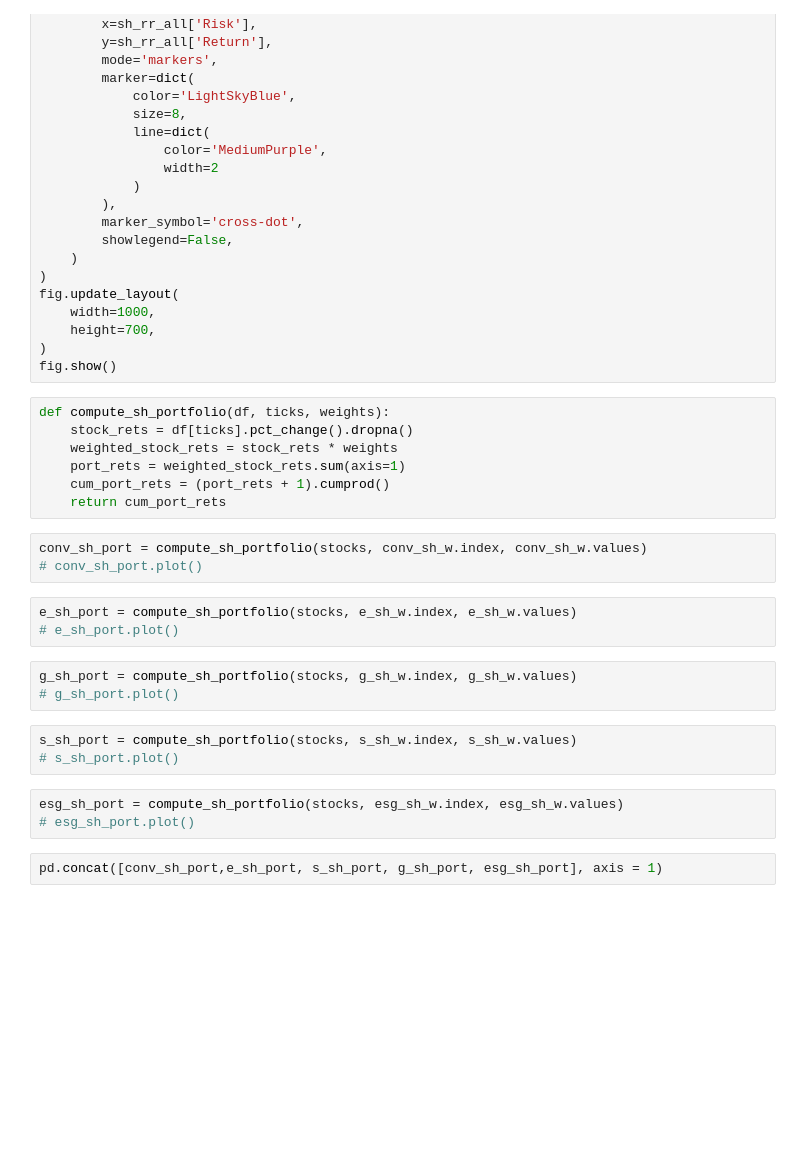
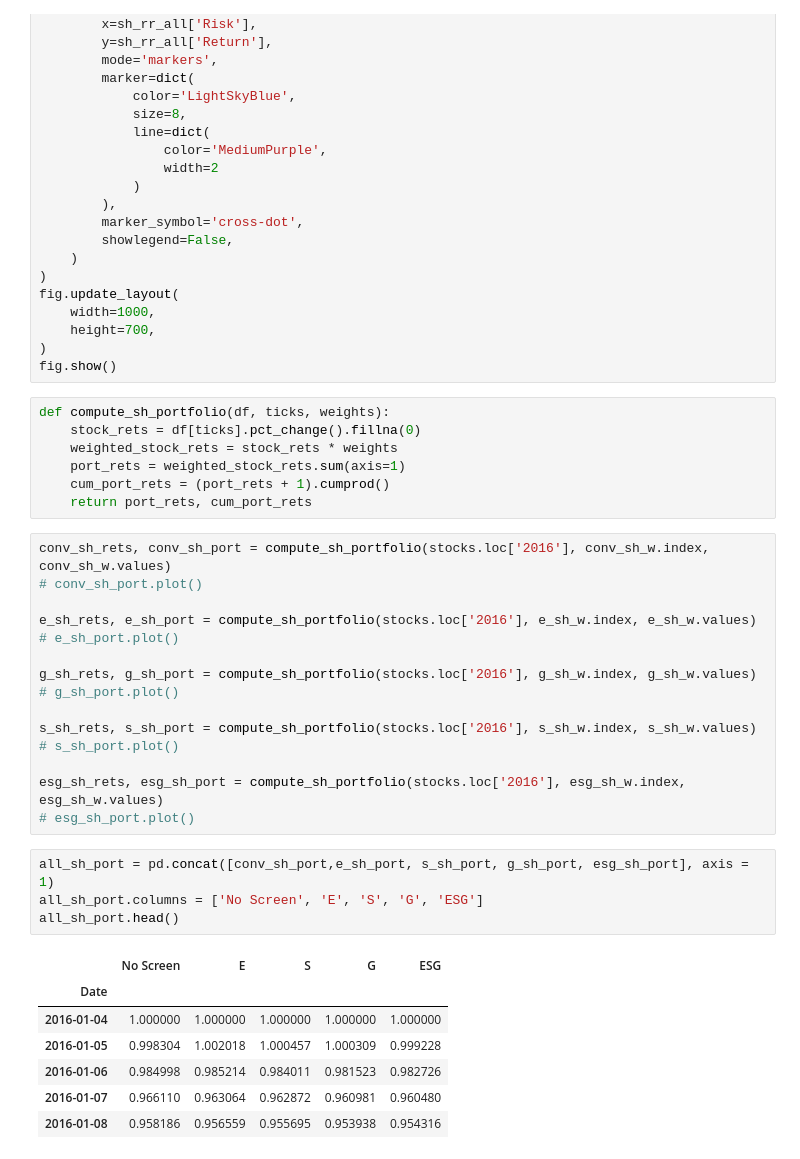
Before and after one commit to pkatsiotis/ESG-Investing-I, a Jupyter notebook: code.ipynb, the cells around one changed output. Saved outputs shown, nothing was run; the diff lists cells and outputs as text; blank space fills up the shorter version.

```diff
--- a/code.ipynb
+++ b/code.ipynb
@@ -285,25 +263,35 @@ fig.update_layout(
 fig.show()
 # %%
 def compute_sh_portfolio(df, ticks, weights):
-    stock_rets = df[ticks].pct_change().dropna()
+    stock_rets = df[ticks].pct_change().fillna(0)
     weighted_stock_rets = stock_rets * weights
     port_rets = weighted_stock_rets.sum(axis=1)
     cum_port_rets = (port_rets + 1).cumprod()
-    return cum_port_rets
+    return port_rets, cum_port_rets
-# %%
-conv_sh_port = compute_sh_portfolio(stocks, conv_sh_w.index, conv_sh_w.values)
-# conv_sh_port.plot()
-# %%
-e_sh_port = compute_sh_portfolio(stocks, e_sh_w.index, e_sh_w.values)
-# e_sh_port.plot()
-# %%
-g_sh_port = compute_sh_portfolio(stocks, g_sh_w.index, g_sh_w.values)
-# g_sh_port.plot()
-# %%
-s_sh_port = compute_sh_portfolio(stocks, s_sh_w.index, s_sh_w.values)
-# s_sh_port.plot()
-# %%
-esg_sh_port = compute_sh_portfolio(stocks, esg_sh_w.index, esg_sh_w.values)
-# esg_sh_port.plot()
+# %%
+conv_sh_rets, conv_sh_port = compute_sh_portfolio(stocks.loc['2016'], conv_sh_w.index, conv_sh_w.values)
+# conv_sh_port.plot()
+
+e_sh_rets, e_sh_port = compute_sh_portfolio(stocks.loc['2016'], e_sh_w.index, e_sh_w.values)
+# e_sh_port.plot()
+
+g_sh_rets, g_sh_port = compute_sh_portfolio(stocks.loc['2016'], g_sh_w.index, g_sh_w.values)
+# g_sh_port.plot()
+
+s_sh_rets, s_sh_port = compute_sh_portfolio(stocks.loc['2016'], s_sh_w.index, s_sh_w.values)
+# s_sh_port.plot()
+
+esg_sh_rets, esg_sh_port = compute_sh_portfolio(stocks.loc['2016'], esg_sh_w.index, esg_sh_w.values)
+# esg_sh_port.plot()
 # %%
-pd.concat([conv_sh_port,e_sh_port, s_sh_port, g_sh_port, esg_sh_port], axis = 1)
+all_sh_port = pd.concat([conv_sh_port,e_sh_port, s_sh_port, g_sh_port, esg_sh_port], axis = 1)
+all_sh_port.columns = ['No Screen', 'E', 'S', 'G', 'ESG']
+all_sh_port.head()
+# %% [output]
+|  | No Screen | E | S | G | ESG |
+| Date |  |  |  |  |  |
+| 2016-01-04 | 1.000000 | 1.000000 | 1.000000 | 1.000000 | 1.000000 |
+| 2016-01-05 | 0.998304 | 1.002018 | 1.000457 | 1.000309 | 0.999228 |
+| 2016-01-06 | 0.984998 | 0.985214 | 0.984011 | 0.981523 | 0.982726 |
+| 2016-01-07 | 0.966110 | 0.963064 | 0.962872 | 0.960981 | 0.960480 |
+| 2016-01-08 | 0.958186 | 0.956559 | 0.955695 | 0.953938 | 0.954316 |
```
Also changed, not shown: parts of 27 cells of this notebook.
